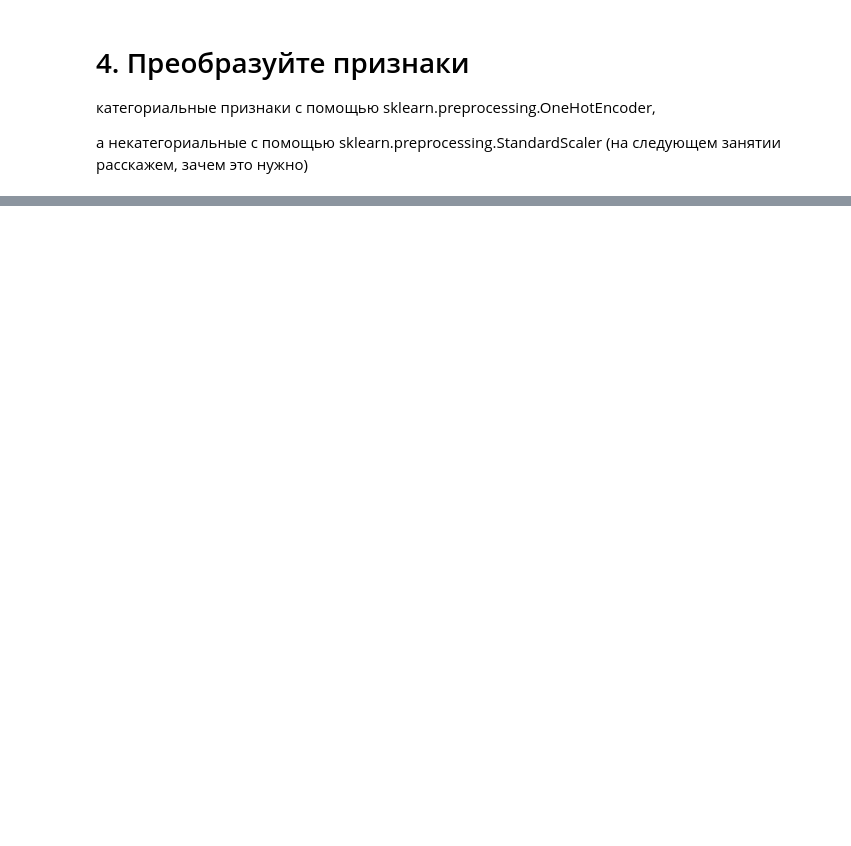
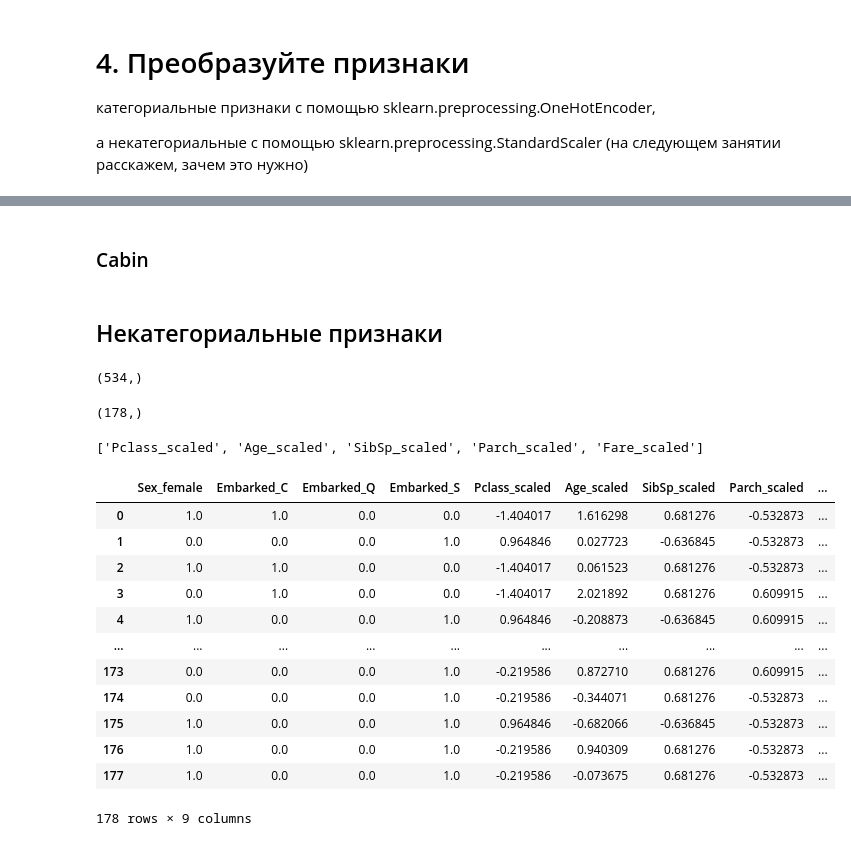
Before and after one commit to IgorDat/5_1_ML, a Jupyter notebook: ml-4_1.ipynb, the cells around one changed output, grey strips where cells are left out. Saved outputs shown, nothing was run; the diff lists cells and outputs as text; code cells hidden in the pictures; blank space fills up the shorter version.

```diff
--- a/ml-4_1.ipynb
+++ b/ml-4_1.ipynb
@@ -192,0 +205,19 @@ Name: Sex, Length: 668, dtype: object
+# %%
+# категориальные признаки Embarked
+ohe = OneHotEncoder() #handle_unknown='error', drop='first' drop='if_binary'
+emb=ohe.fit_transform(X_train['Embarked'].values.reshape(-1,1) ).toarray()
+columns=['Embarked_'+str(x) for x in list(ohe.categories_[0])]
+df_emb = pd.DataFrame(emb, columns=columns)#.iloc[:,0].to_frame() #, columns=ohe.categories_
+df_emb
+X_train_enc = pd.concat([X_train_enc,df_emb], axis=1)
+X_train_enc
+
+# для тестового датасета
+emb_t=ohe.fit_transform(X_test['Embarked'].values.reshape(-1,1) ).toarray()
+# columns=['Embarked_'+str(x) for x in list(ohe.categories_[0])]
+df_emb_t = pd.DataFrame(emb_t, columns=columns)#.iloc[:,0].to_frame() #, columns=ohe.categories_
+# df_emb
+X_test_enc = pd.concat([X_test_enc,df_emb_t], axis=1)
+# X_test_enc
+# %% [markdown]
+### Cabin
@@ -192,0 +233,57 @@ Name: Sex, Length: 668, dtype: object
+# %% [markdown]
+## Некатегориальные признаки
+# %%
+# удаляем пропущенные данные в поле Возраст
+X_train.Age.unique()
+# X_train.Age[X_train.Age == np.nan]
+print(X_train.Age.dropna().shape)
+
+# для тестового датасета
+X_test.Age.unique()
+# X_train.Age[X_train.Age == np.nan]
+X_test.Age.dropna().shape
+# %% [output]
+(534,)
+(178,)
+# %%
+noncat_features = \
+[\
+ # 'PassengerId', # номер
+ # 'Survived', # Выживание 0 = Нет, 1 = Да
+ 'Pclass', # Класс билета 1 = 1-й, 2 = 2-й, 3 = 3-й
+ # 'Name',  # имя -
+ # 'Sex',    # пол
+ 'Age',    # возраст в годах
+ 'SibSp',   # Количество братьев и сестер / супругов на борту "Титаника"
+ 'Parch',   # Количество родителей / детей на борту "Титаника"
+ # 'Ticket', # номер билета
+ 'Fare',  # тариф
+ # 'Cabin', # номер каюты
+ # 'Embarked' # Порт посадки C = Шербур, Q = Квинстаун, S = Саутгемптон
+]
+noncat_features_scaled = [f+"_scaled" for f in noncat_features]
+noncat_features_scaled
+# %% [output]
+['Pclass_scaled', 'Age_scaled', 'SibSp_scaled', 'Parch_scaled', 'Fare_scaled']
+# %%
+scaler = StandardScaler()
+X_train_enc[noncat_features_scaled] = scaler.fit_transform(X_train[noncat_features].values.reshape(-1,len(noncat_features)) )
+X_train_enc
+
+# для тестового датасета
+X_test_enc[noncat_features_scaled] = scaler.fit_transform(X_test[noncat_features].values.reshape(-1,len(noncat_features)) )
+X_test_enc
+# %% [output]
+|  | Sex_female | Embarked_C | Embarked_Q | Embarked_S | Pclass_scaled | Age_scaled | SibSp_scaled | Parch_scaled | ... |
+| 0 | 1.0 | 1.0 | 0.0 | 0.0 | -1.404017 | 1.616298 | 0.681276 | -0.532873 | ... |
+| 1 | 0.0 | 0.0 | 0.0 | 1.0 | 0.964846 | 0.027723 | -0.636845 | -0.532873 | ... |
+| 2 | 1.0 | 1.0 | 0.0 | 0.0 | -1.404017 | 0.061523 | 0.681276 | -0.532873 | ... |
+| 3 | 0.0 | 1.0 | 0.0 | 0.0 | -1.404017 | 2.021892 | 0.681276 | 0.609915 | ... |
+| 4 | 1.0 | 0.0 | 0.0 | 1.0 | 0.964846 | -0.208873 | -0.636845 | 0.609915 | ... |
+| ... | ... | ... | ... | ... | ... | ... | ... | ... | ... |
+| 173 | 0.0 | 0.0 | 0.0 | 1.0 | -0.219586 | 0.872710 | 0.681276 | 0.609915 | ... |
+| 174 | 0.0 | 0.0 | 0.0 | 1.0 | -0.219586 | -0.344071 | 0.681276 | -0.532873 | ... |
+| 175 | 1.0 | 0.0 | 0.0 | 1.0 | 0.964846 | -0.682066 | -0.636845 | -0.532873 | ... |
+| 176 | 1.0 | 0.0 | 0.0 | 1.0 | -0.219586 | 0.940309 | 0.681276 | -0.532873 | ... |
+| 177 | 1.0 | 0.0 | 0.0 | 1.0 | -0.219586 | -0.073675 | 0.681276 | -0.532873 | ... |
+178 rows × 9 columns
```
Also changed, not shown: parts of 27 cells of this notebook.
